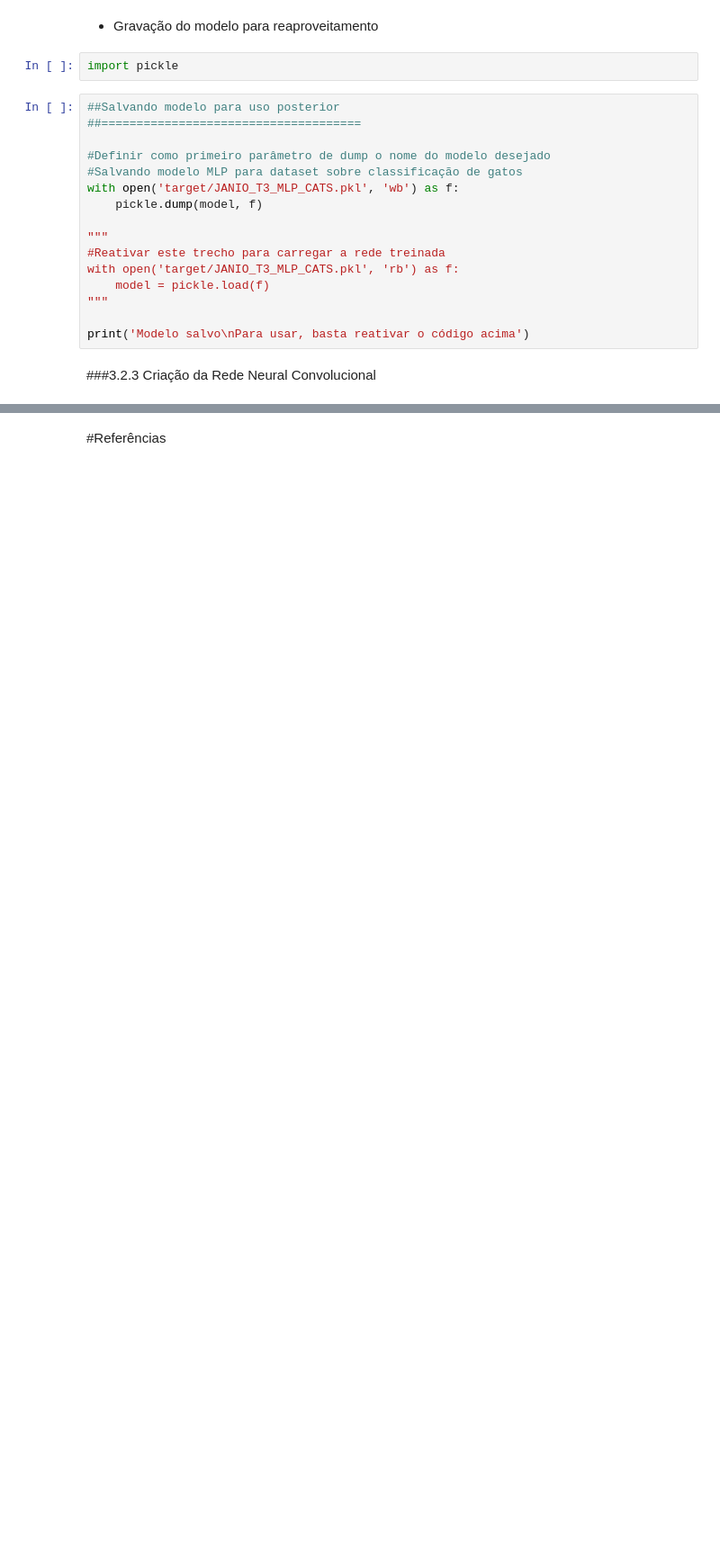
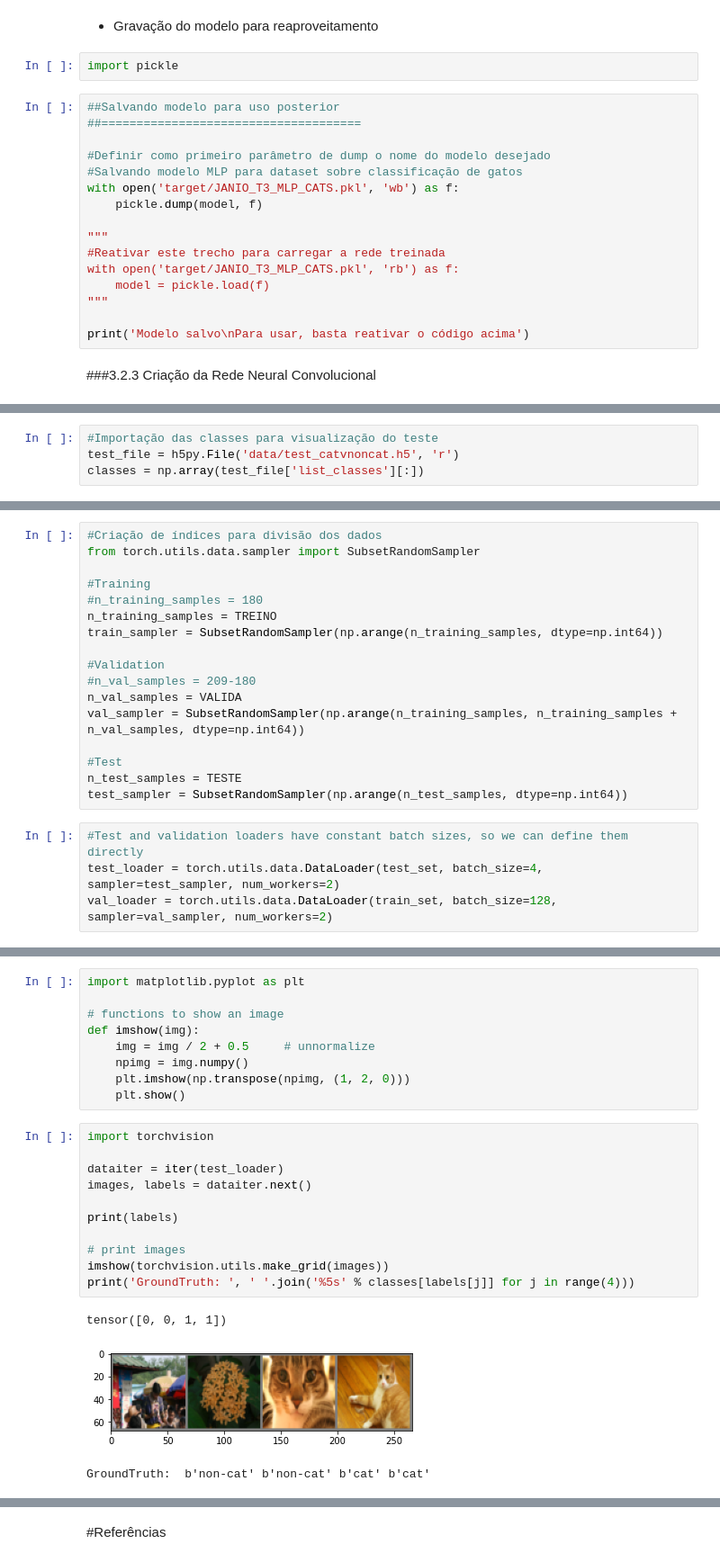
Before and after one commit to janiosl/python.ds, a Jupyter notebook: ml/T3/Janio_Souza_Lima_ML_T3.ipynb, the cells around one changed output, grey strips where cells are left out. Shown at 90% size. Saved outputs shown, nothing was run; the diff lists cells and outputs as text; blank space fills up the shorter version.

```diff
--- a/ml/T3/Janio_Souza_Lima_ML_T3.ipynb
+++ b/ml/T3/Janio_Souza_Lima_ML_T3.ipynb
@@ -2593,0 +2680,4 @@ print('Modelo salvo\nPara usar, basta reativar o código acima')
+# %%
+#Importação das classes para visualização do teste
+test_file = h5py.File('data/test_catvnoncat.h5', 'r')
+classes = np.array(test_file['list_classes'][:])
@@ -2593,0 +2700,21 @@ print('Modelo salvo\nPara usar, basta reativar o código acima')
+# %%
+#Criação de índices para divisão dos dados
+from torch.utils.data.sampler import SubsetRandomSampler
+
+#Training
+#n_training_samples = 180
+n_training_samples = TREINO
+train_sampler = SubsetRandomSampler(np.arange(n_training_samples, dtype=np.int64))
+
+#Validation
+#n_val_samples = 209-180
+n_val_samples = VALIDA
+val_sampler = SubsetRandomSampler(np.arange(n_training_samples, n_training_samples + n_val_samples, dtype=np.int64))
+
+#Test
+n_test_samples = TESTE
+test_sampler = SubsetRandomSampler(np.arange(n_test_samples, dtype=np.int64))
+# %%
+#Test and validation loaders have constant batch sizes, so we can define them directly
+test_loader = torch.utils.data.DataLoader(test_set, batch_size=4, sampler=test_sampler, num_workers=2)
+val_loader = torch.utils.data.DataLoader(train_set, batch_size=128, sampler=val_sampler, num_workers=2)
@@ -2593,0 +2867,24 @@ print('Modelo salvo\nPara usar, basta reativar o código acima')
+# %%
+import matplotlib.pyplot as plt
+
+# functions to show an image
+def imshow(img):
+    img = img / 2 + 0.5     # unnormalize
+    npimg = img.numpy()
+    plt.imshow(np.transpose(npimg, (1, 2, 0)))
+    plt.show()
+# %%
+import torchvision
+
+dataiter = iter(test_loader)
+images, labels = dataiter.next()
+
+print(labels)
+
+# print images
+imshow(torchvision.utils.make_grid(images))
+print('GroundTruth: ', ' '.join('%5s' % classes[labels[j]] for j in range(4)))
+# %% [output]
+tensor([0, 0, 1, 1])
+[figure, added]
+GroundTruth:  b'non-cat' b'non-cat' b'cat' b'cat'
```
Also changed, not shown: parts of 31 cells of this notebook.
